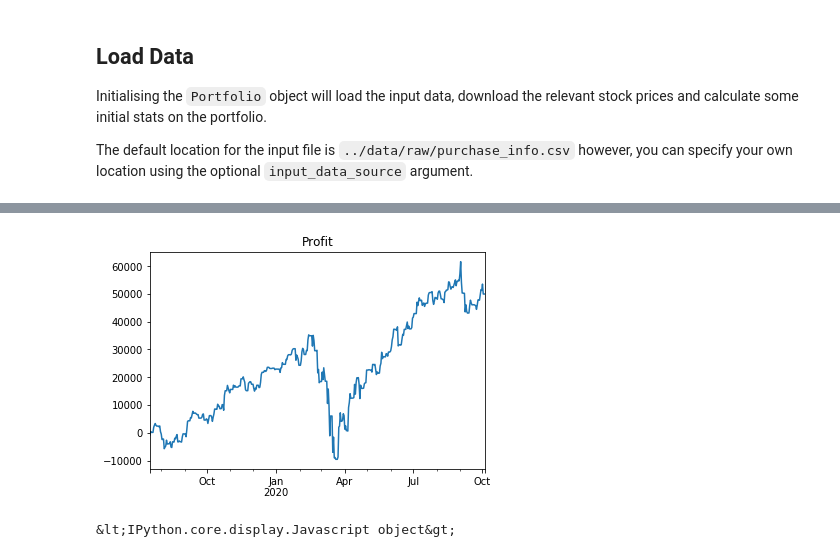
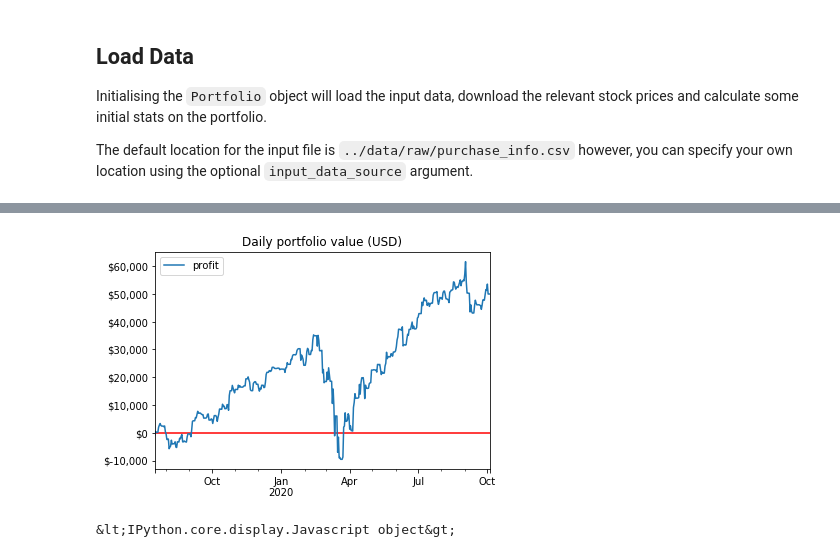
Before and after one commit to julian-west/python_portfolio_tracker, a Jupyter notebook: tutorials/loading_portfolio_data.ipynb, the cells around one changed output, grey strips where cells are left out. Drawn from its saved outputs; the diff is of its cells as text; code cells hidden in the pictures.

```diff
--- a/tutorials/loading_portfolio_data.ipynb
+++ b/tutorials/loading_portfolio_data.ipynb
@@ -65,9 +77,14 @@ plt.show()
 &lt;IPython.core.display.Javascript object&gt;
-# %%
-profit = pf.portfolio_value_usd - pf.cash.cash_flows['external_cashflows']
-plt.title("Profit")
-profit.plot()
-plt.show()
-# %% [output]
-[figure, removed]
-&lt;IPython.core.display.Javascript object&gt;
+# %%
+# show the running profit (portfolio value minus cash injections)
+pf.profit.plot(label='profit')
+plt.title("Daily portfolio value (USD)")
+plt.gca().get_yaxis().set_major_formatter(
+    mpl.ticker.StrMethodFormatter('${x:,.0f}')
+)
+plt.hlines(y=0,xmin=pf.datetime_index[0],xmax=pf.datetime_index[-1],color='red')
+plt.legend()
+plt.show()
+# %% [output]
+[figure, added]
+&lt;IPython.core.display.Javascript object&gt;
```
Also changed, not shown: parts of 6 cells of this notebook, 10 other files.
